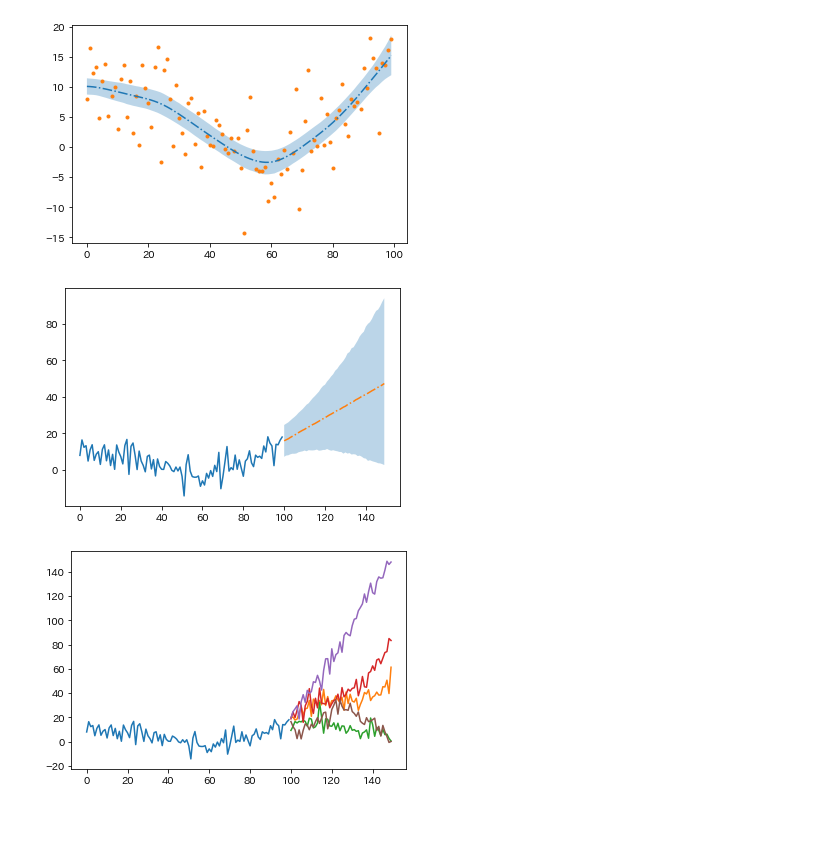
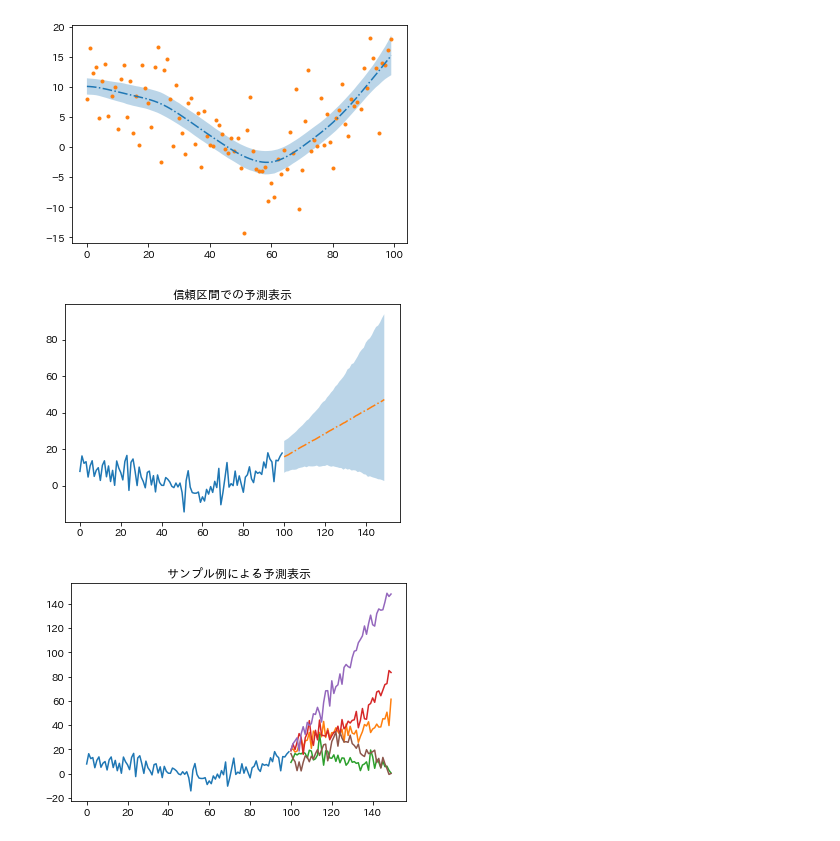
Before and after one commit to gomi-kuzu/practice_bayes_by_py, a Jupyter notebook: Ud_NPR_Ad_Sec7.ipynb, the cells around one changed output. Cells and saved outputs as stored; diff of their text form; code cells hidden in the pictures.

```diff
--- a/Ud_NPR_Ad_Sec7.ipynb
+++ b/Ud_NPR_Ad_Sec7.ipynb
@@ -130,12 +144,15 @@ pi_pred = jnp.percentile(y_pred, jnp.array([5, 95]), 0)
 # %%
 plt.plot(t, y)
 
 plt.plot(t_pred, mu_pred, "-.")
-plt.fill_between(t_pred, pi_pred[0, :], pi_pred[1, :], alpha=0.3);
+plt.fill_between(t_pred, pi_pred[0, :], pi_pred[1, :], alpha=0.3)
+plt.title("信頼区間での予測表示");
 # %% [output]
-[figure, old version]
+[figure, new version]
 # %%
+plt.figure()
 plt.plot(t, y)
-plt.plot(t_pred, y_pred[:5,].T);
+plt.plot(t_pred, y_pred[:5,].T)
+plt.title("サンプル例による予測表示");
 # %% [output]
-[figure, old version]
+[figure, new version]
```
Also changed, not shown: parts of 4 cells of this notebook.
